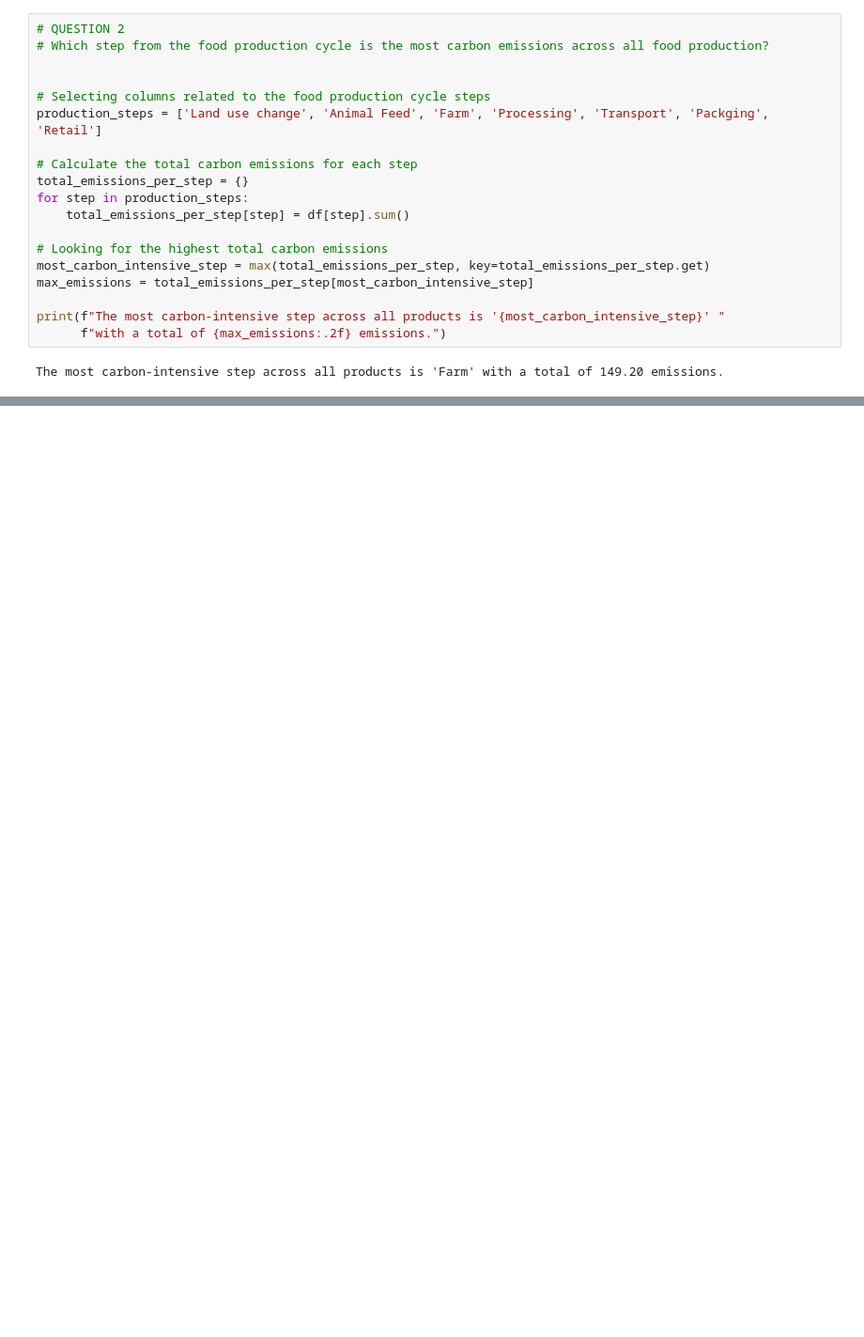
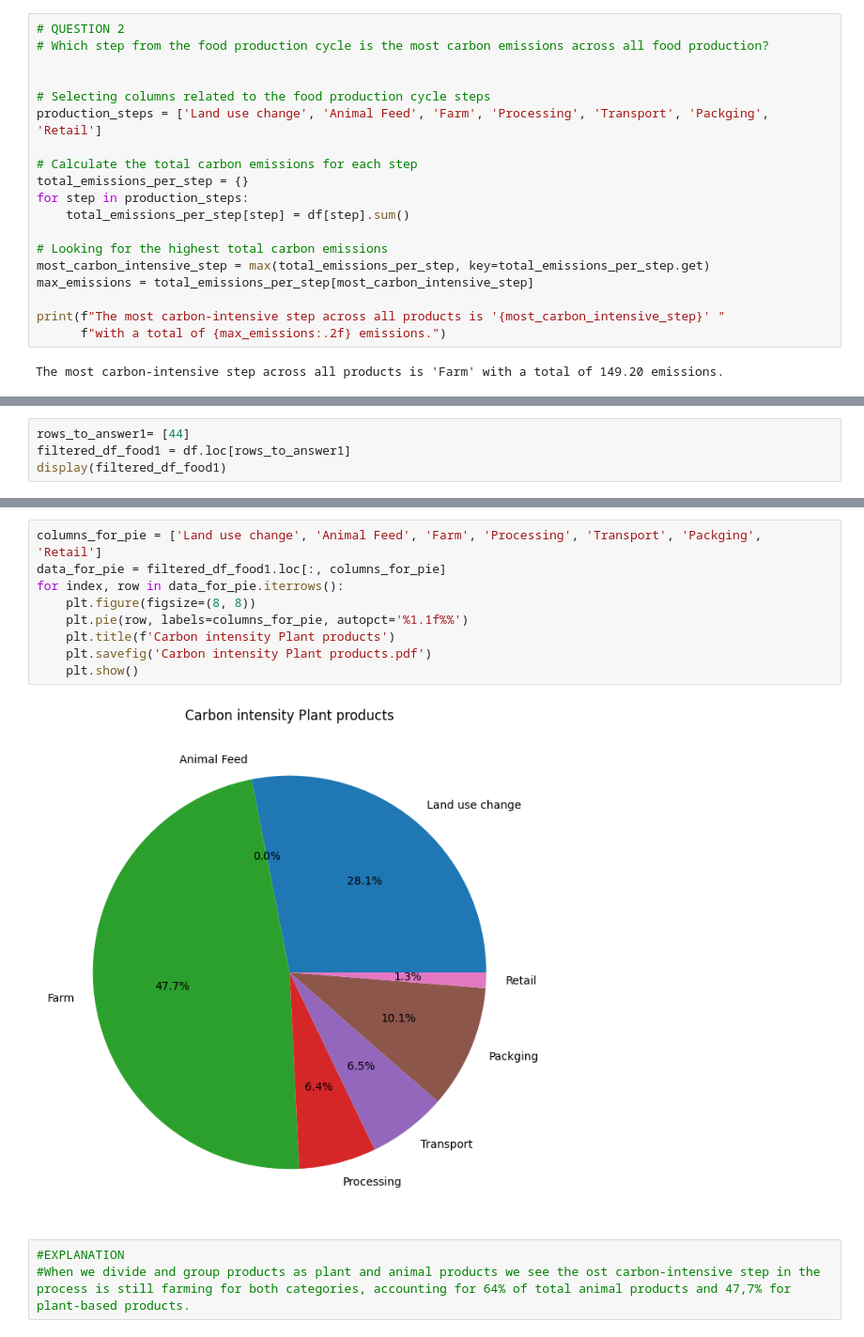
Before and after one commit to NoeliaOriola/Food_production_environmental_impact, a Jupyter notebook: notebooks/Questions_&_Answers.ipynb, the cells around one changed output, grey strips where cells are left out. Shown: that part at 94% size. Cells and saved outputs as stored; diff of their text form; blank space fills up the shorter version.

```diff
--- a/notebooks/Questions_&_Answers.ipynb
+++ b/notebooks/Questions_&_Answers.ipynb
@@ -138,0 +220,4 @@ plt.show()
+# %%
+rows_to_answer1= [44]
+filtered_df_food1 = df.loc[rows_to_answer1]
+display(filtered_df_food1)
@@ -138,0 +238,14 @@ plt.show()
+# %%
+columns_for_pie = ['Land use change', 'Animal Feed', 'Farm', 'Processing', 'Transport', 'Packging', 'Retail']
+data_for_pie = filtered_df_food1.loc[:, columns_for_pie]
+for index, row in data_for_pie.iterrows():
+    plt.figure(figsize=(8, 8))
+    plt.pie(row, labels=columns_for_pie, autopct='%1.1f%%')
+    plt.title(f'Carbon intensity Plant products')
+    plt.savefig('Carbon intensity Plant products.pdf')
+    plt.show()
+# %% [output]
+[figure, added]
+# %%
+#EXPLANATION
+#When we divide and group products as plant and animal products we see the ost carbon-intensive step in the process is still farming for both categories, accounting for 64% of total animal products and 47,7% for plant-based products.
```
Also changed, not shown: parts of 31 cells of this notebook.
